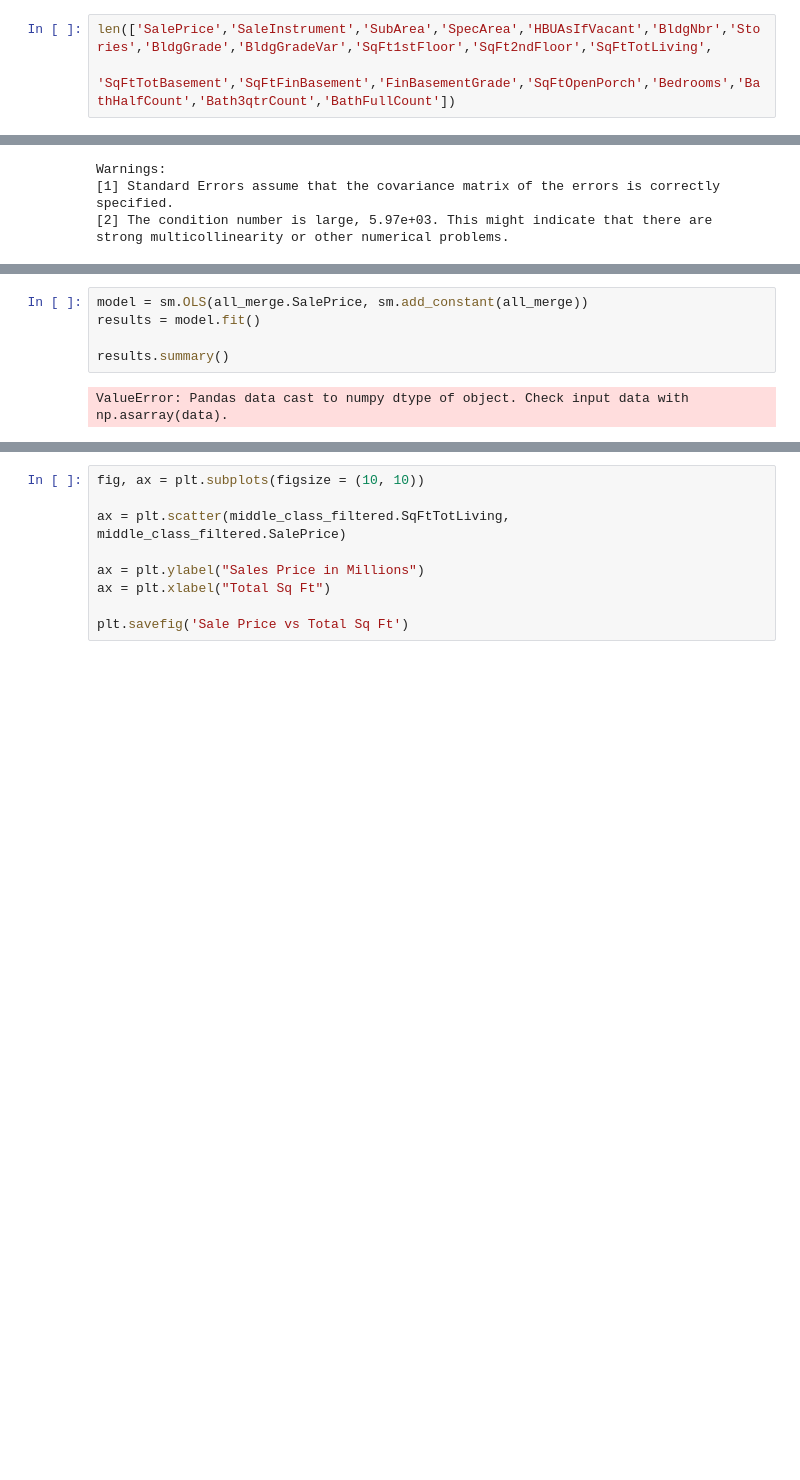
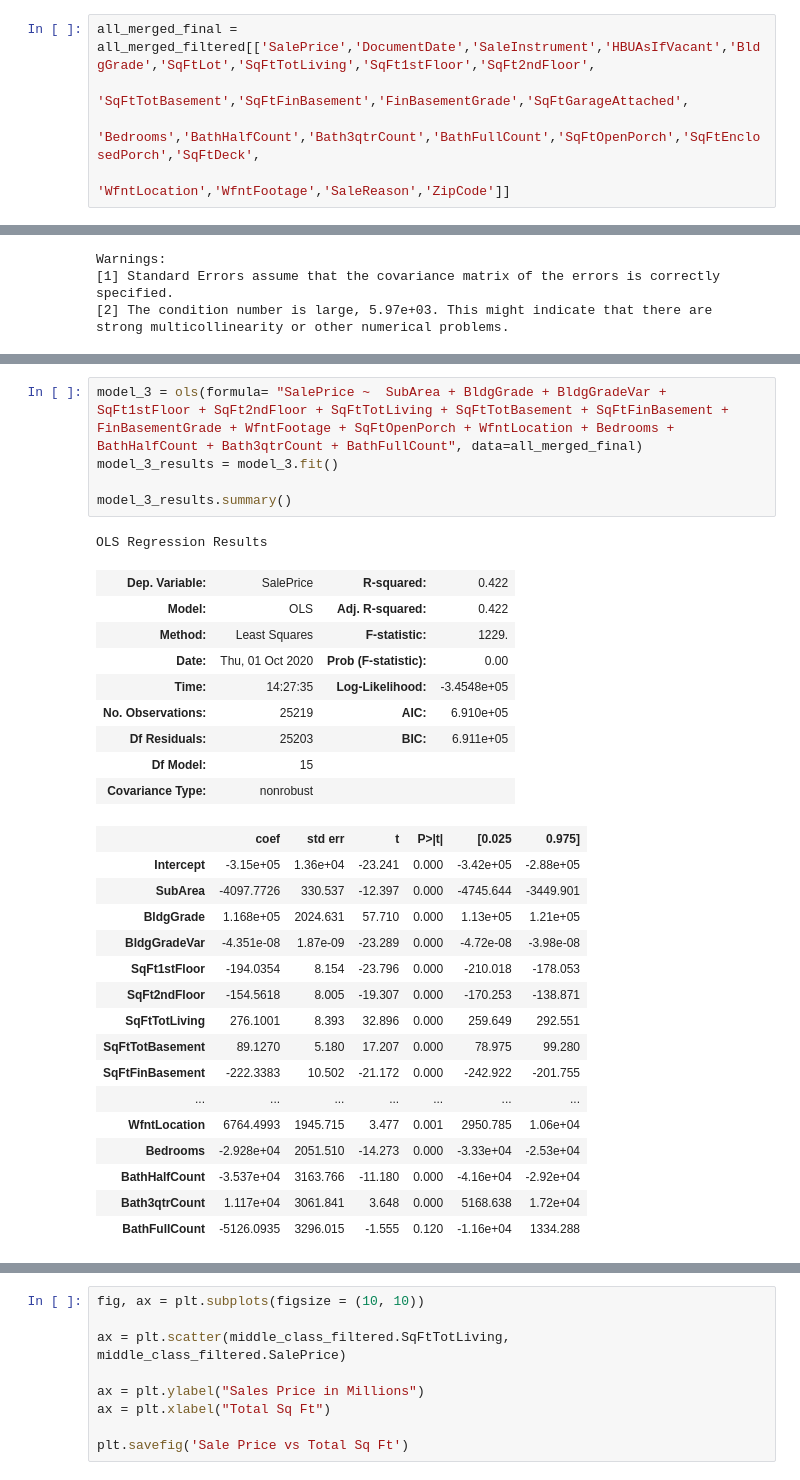
Before and after one commit to Ozxahmed/phase_2_project_chicago-sf-seattle-ds-082420, a Jupyter notebook: notebooks/exploratory/01_oz_data_collection_exploration.ipynb, the cells around one changed output, grey strips where cells are left out. Cells and saved outputs as stored; diff of their text form; blank space fills up the shorter version.

```diff
--- a/notebooks/exploratory/01_oz_data_collection_exploration.ipynb
+++ b/notebooks/exploratory/01_oz_data_collection_exploration.ipynb
@@ -782,3 +737,5 @@ rps_parcel_resbldg_dfmerge.corr()
 # %%
-len(['SalePrice','SaleInstrument','SubArea','SpecArea','HBUAsIfVacant','BldgNbr','Stories','BldgGrade','BldgGradeVar','SqFt1stFloor','SqFt2ndFloor','SqFtTotLiving',
- 'SqFtTotBasement','SqFtFinBasement','FinBasementGrade','SqFtOpenPorch','Bedrooms','BathHalfCount','Bath3qtrCount','BathFullCount'])
+all_merged_final = all_merged_filtered[['SalePrice','DocumentDate','SaleInstrument','HBUAsIfVacant','BldgGrade','SqFtLot','SqFtTotLiving','SqFt1stFloor','SqFt2ndFloor',
+                                        'SqFtTotBasement','SqFtFinBasement','FinBasementGrade','SqFtGarageAttached',
+                                        'Bedrooms','BathHalfCount','Bath3qtrCount','BathFullCount','SqFtOpenPorch','SqFtEnclosedPorch','SqFtDeck',
+                                        'WfntLocation','WfntFootage','SaleReason','ZipCode']]
@@ -1673,7 +1623,32 @@ MissingDataError: exog contains inf or nans
-# %%
-model = sm.OLS(all_merge.SalePrice, sm.add_constant(all_merge))
-results = model.fit()
-
-results.summary()
-# %% [output]
-ValueError: Pandas data cast to numpy dtype of object. Check input data with np.asarray(data).
+# %%
+model_3 = ols(formula= "SalePrice ~  SubArea + BldgGrade + BldgGradeVar + SqFt1stFloor + SqFt2ndFloor + SqFtTotLiving + SqFtTotBasement + SqFtFinBasement + FinBasementGrade + WfntFootage + SqFtOpenPorch + WfntLocation + Bedrooms + BathHalfCount + Bath3qtrCount + BathFullCount", data=all_merged_final)
+model_3_results = model_3.fit()
+
+model_3_results.summary()
+# %% [output]
+OLS Regression Results
+| Dep. Variable: | SalePrice | R-squared: | 0.422 |
+| Model: | OLS | Adj. R-squared: | 0.422 |
+| Method: | Least Squares | F-statistic: | 1229. |
+| Date: | Thu, 01 Oct 2020 | Prob (F-statistic): | 0.00 |
+| Time: | 14:27:35 | Log-Likelihood: | -3.4548e+05 |
+| No. Observations: | 25219 | AIC: | 6.910e+05 |
+| Df Residuals: | 25203 | BIC: | 6.911e+05 |
+| Df Model: | 15 |  |  |
+| Covariance Type: | nonrobust |  |  |
+|  | coef | std err | t | P>|t| | [0.025 | 0.975] |
+| Intercept | -3.15e+05 | 1.36e+04 | -23.241 | 0.000 | -3.42e+05 | -2.88e+05 |
+| SubArea | -4097.7726 | 330.537 | -12.397 | 0.000 | -4745.644 | -3449.901 |
+| BldgGrade | 1.168e+05 | 2024.631 | 57.710 | 0.000 | 1.13e+05 | 1.21e+05 |
+| BldgGradeVar | -4.351e-08 | 1.87e-09 | -23.289 | 0.000 | -4.72e-08 | -3.98e-08 |
+| SqFt1stFloor | -194.0354 | 8.154 | -23.796 | 0.000 | -210.018 | -178.053 |
+| SqFt2ndFloor | -154.5618 | 8.005 | -19.307 | 0.000 | -170.253 | -138.871 |
+| SqFtTotLiving | 276.1001 | 8.393 | 32.896 | 0.000 | 259.649 | 292.551 |
+| SqFtTotBasement | 89.1270 | 5.180 | 17.207 | 0.000 | 78.975 | 99.280 |
+| SqFtFinBasement | -222.3383 | 10.502 | -21.172 | 0.000 | -242.922 | -201.755 |
+| ... | ... | ... | ... | ... | ... | ... |
+| WfntLocation | 6764.4993 | 1945.715 | 3.477 | 0.001 | 2950.785 | 1.06e+04 |
+| Bedrooms | -2.928e+04 | 2051.510 | -14.273 | 0.000 | -3.33e+04 | -2.53e+04 |
+| BathHalfCount | -3.537e+04 | 3163.766 | -11.180 | 0.000 | -4.16e+04 | -2.92e+04 |
+| Bath3qtrCount | 1.117e+04 | 3061.841 | 3.648 | 0.000 | 5168.638 | 1.72e+04 |
+| BathFullCount | -5126.0935 | 3296.015 | -1.555 | 0.120 | -1.16e+04 | 1334.288 |
```
Also changed, not shown: parts of 36 cells of this notebook.
